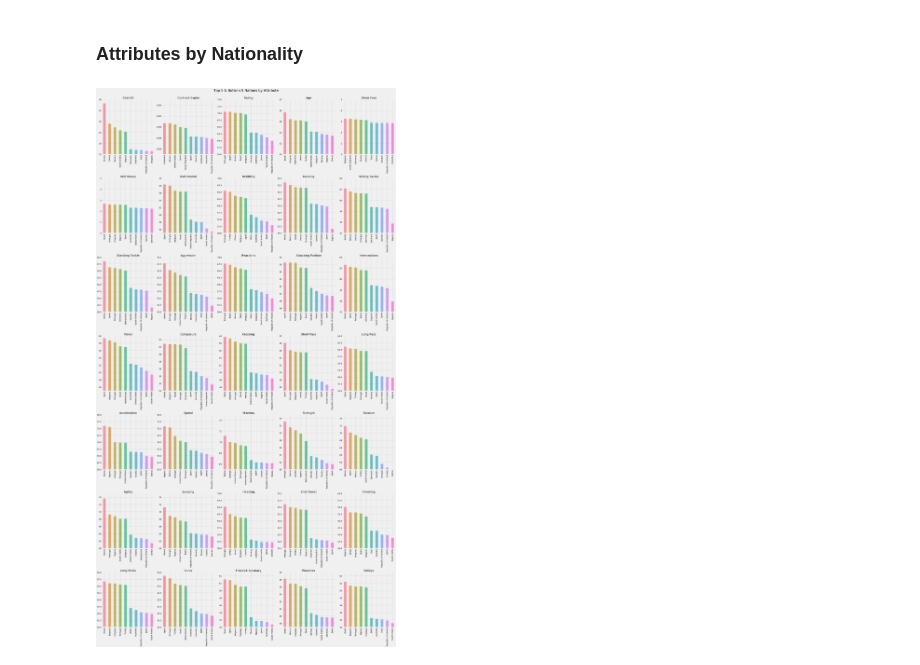
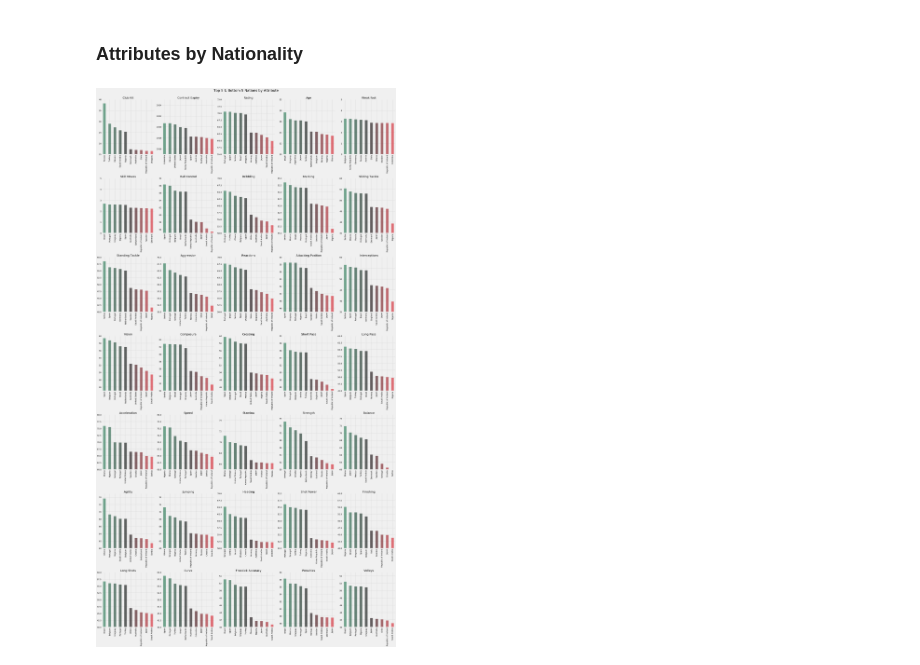
Before and after one commit to hergyherg/fifa17, a Jupyter notebook: Exploring FIFA 17 Data .ipynb, the cells around one changed output. Cells and saved outputs as stored; diff of their text form; code cells hidden in the pictures.

```diff
--- a/Exploring FIFA 17 Data .ipynb
+++ b/Exploring FIFA 17 Data .ipynb
@@ -67,8 +69,8 @@ df_players.dropna(how='any', inplace = True)
 # %% [markdown]
 Separate DataFrame into GKs and non-GKs due to distinct skillsets.
 # %%
-df_gks = df_players[df_players['Preffered_Position'] == 'GK']
+df_gks = df_players[df_players['Preffered Position'] == 'GK']
 df_gks.reset_index(drop = True)
-df_players = df_players[df_players['Preffered_Position'] != 'GK']
+df_players = df_players[df_players['Preffered Position'] != 'GK']
 df_players.reset_index(drop = True)
 # %% [output]
@@ -131,7 +133,7 @@ def map_position(pref_list):
     return new
 # %%
 # Create new column for mapped position
-df_players['Position'] = df_players['Preffered_Position'].map(map_position)
+df_players['Position'] = df_players['Preffered Position'].map(map_position)
 # %%
 np.unique(df_players['Position'].values)
 # %% [output]
@@ -142,8 +144,8 @@ np.unique(df_gks['Preffered_Position'].values)
 array(['GK'], dtype=object)
 # %%
 # Drop old position column, no longer needed
-df_players.drop('Preffered_Position', axis = 1, inplace = True)
-df_players.drop(['GK_Diving', 'GK_Positioning', 'GK_Kicking', 'GK_Handling', 'GK_Reflexes'], axis = 1, inplace = True)
+df_players.drop('Preffered Position', axis = 1, inplace = True)
+df_players.drop(['GK Diving', 'GK Positioning', 'GK Kicking', 'GK Handling', 'GK Reflexes'], axis = 1, inplace = True)
 # %%
 df_players.columns
 # %% [output]
@@ -244,7 +246,7 @@ for i, col in enumerate(y_axis_list):
     axs[row_num, col_num].set_ylim(min, max)
     pos_avgs[col].plot(kind='bar',
         ax = axs[row_num, col_num], color = sns.color_palette("husl", 11),
-            title = col.replace('_', ' ').title(), alpha = 0.7)
+            title = col, alpha = 0.7)
 
 
 patch_list = []
@@ -273,34 +275,34 @@ df_nation = df_nation[df_nation['Count']>100]
 # %%
 columns = list(df_nation.columns)[:len(df_nation.columns)-1]
 
 fig, axs = plt.subplots(nrows = 7,ncols = 5, figsize=(30,55))
 plt.suptitle('Top 5 & Bottom 5 Nations by Attribute', fontsize = 24, y=1.01)
 
 i = 0
 for col in columns:
     temp_sort = df_nation.sort_values(by=col, ascending = False)[col]
     temp_top = temp_sort.head(5)
     temp_bot = temp_sort.tail(5)
     temp = pd.concat([temp_top, temp_bot])
 
     nmax = temp.head(1)
     nmax = math.ceil(nmax/5)*5
     nmin = temp.tail(1)
     nmin = math.floor(nmin/5)*5
 
     nrow = i//5
     ncol = i%5
     i = i + 1
 
     axs[nrow, ncol].set_ylim(nmin, nmax)
 
-    temp.plot(kind='bar', ax = axs[nrow, ncol], color = sns.color_palette("husl", 10),
-            title = col.replace('_', ' ').title(), alpha = 0.7)
+    temp.plot(kind='bar', ax = axs[nrow, ncol], color = sns.diverging_palette(150,10, n = 10, sep = 14, center = 'dark'),
+            title = col, alpha = 0.7)
 
     axs[nrow, ncol].get_xaxis().get_label().set_visible(False)
 
 plt.subplots_adjust(top = .7)
 plt.tight_layout()
 # %% [output]
-[figure, old version]
+[figure, new version]
 # %%
```
Also changed, not shown: parts of 26 cells of this notebook, 1 other file.
